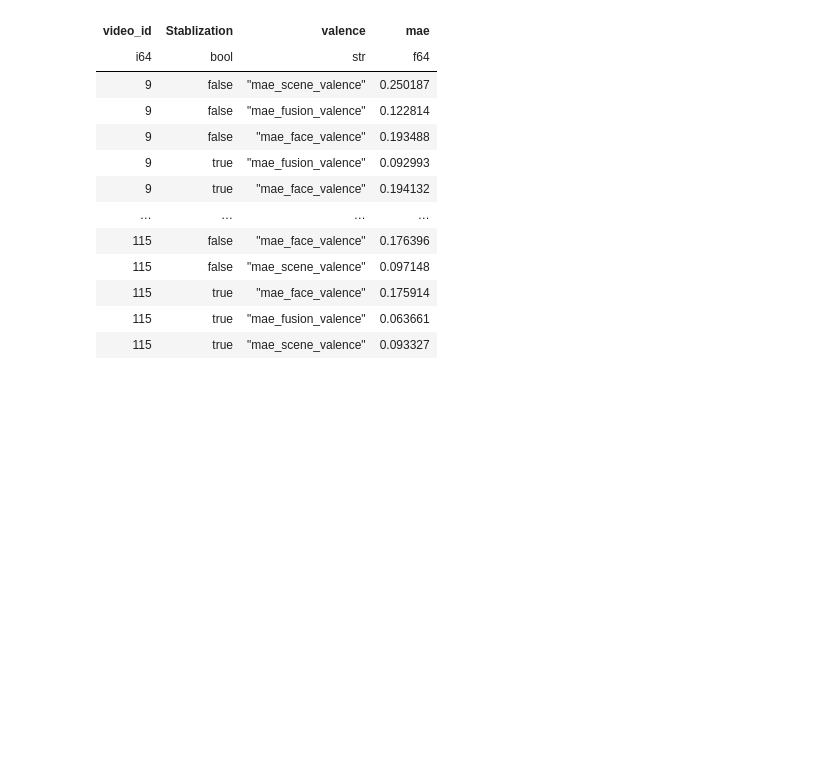
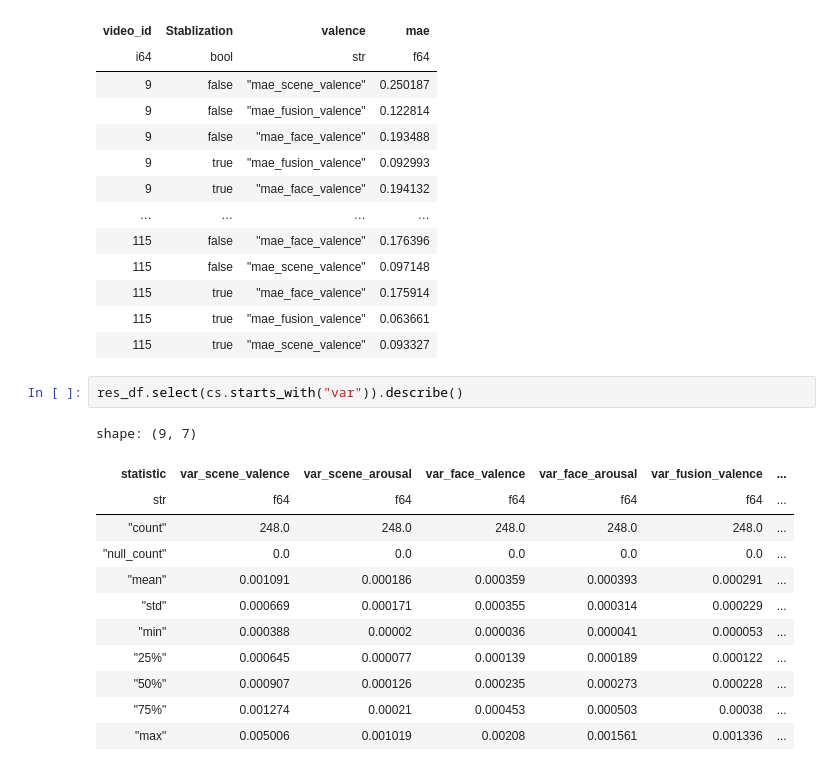
Before and after one commit to keimiii/moodsic, a Jupyter notebook: notebooks/Inference/veatic_selection.ipynb, the cells around one changed output. Saved outputs shown, nothing was run; the diff lists cells and outputs as text; blank space fills up the shorter version.

```diff
--- a/notebooks/Inference/veatic_selection.ipynb
+++ b/notebooks/Inference/veatic_selection.ipynb
@@ -314,6 +314,21 @@ shape: (39, 4)
 | 115 | true | "mae_face_valence" | 0.175914 |
 | 115 | true | "mae_fusion_valence" | 0.063661 |
 | 115 | true | "mae_scene_valence" | 0.093327 |
+# %%
+res_df.select(cs.starts_with("var")).describe()
+# %% [output]
+shape: (9, 7)
+| statistic | var_scene_valence | var_scene_arousal | var_face_valence | var_face_arousal | var_fusion_valence | ... |
+| str | f64 | f64 | f64 | f64 | f64 | ... |
+| "count" | 248.0 | 248.0 | 248.0 | 248.0 | 248.0 | ... |
+| "null_count" | 0.0 | 0.0 | 0.0 | 0.0 | 0.0 | ... |
+| "mean" | 0.001091 | 0.000186 | 0.000359 | 0.000393 | 0.000291 | ... |
+| "std" | 0.000669 | 0.000171 | 0.000355 | 0.000314 | 0.000229 | ... |
+| "min" | 0.000388 | 0.00002 | 0.000036 | 0.000041 | 0.000053 | ... |
+| "25%" | 0.000645 | 0.000077 | 0.000139 | 0.000189 | 0.000122 | ... |
+| "50%" | 0.000907 | 0.000126 | 0.000235 | 0.000273 | 0.000228 | ... |
+| "75%" | 0.001274 | 0.00021 | 0.000453 | 0.000503 | 0.00038 | ... |
+| "max" | 0.005006 | 0.001019 | 0.00208 | 0.001561 | 0.001336 | ... |
 # %%
 (
     res_df.filter(pl.col("video_id") == 40)
```
Also changed, not shown: parts of 4 cells of this notebook, 2 other files.
